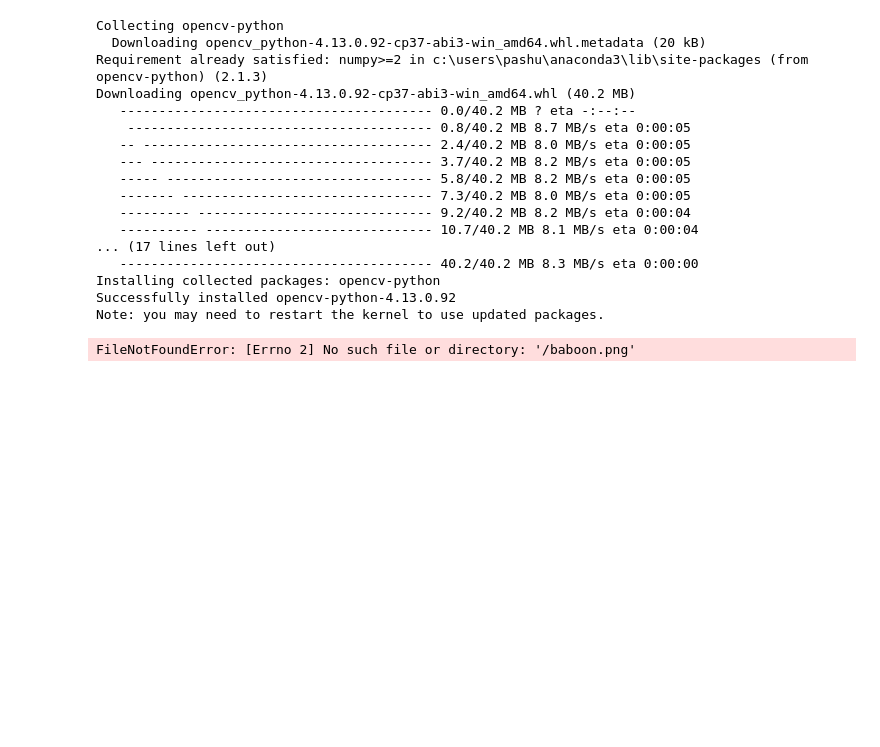
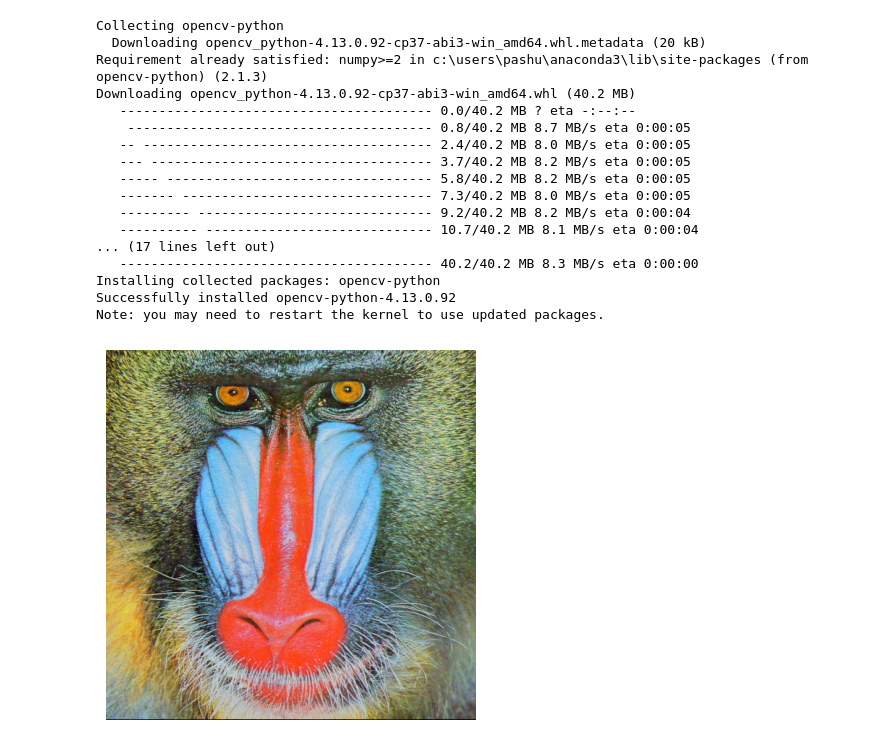
Before and after one commit to pashupatinathvidyarthi/Digital-Image-Processing, a Jupyter notebook: DIP_EXP01.ipynb, the cells around one changed output. Cells and saved outputs as stored; diff of their text form; code cells hidden in the pictures; blank space fills up the shorter version.

```diff
--- a/DIP_EXP01.ipynb
+++ b/DIP_EXP01.ipynb
@@ -23,7 +23,11 @@ import cv2
 import numpy as np
 import matplotlib.pyplot as plt
 # %%
-from IPython.display import Image
-Image(filename='/baboon.png')
+img1 = cv2.imread('baboon.png')
+plt.imshow(img1)
+img1 = cv2.cvtColor(img1, cv2.COLOR_BGR2RGB)
+plt.imshow(img1)
+plt.axis("off")
+plt.show()
 # %% [output]
-FileNotFoundError: [Errno 2] No such file or directory: '/baboon.png'
+[figure, added]
```
Also changed, not shown: parts of 1 cell of this notebook.
